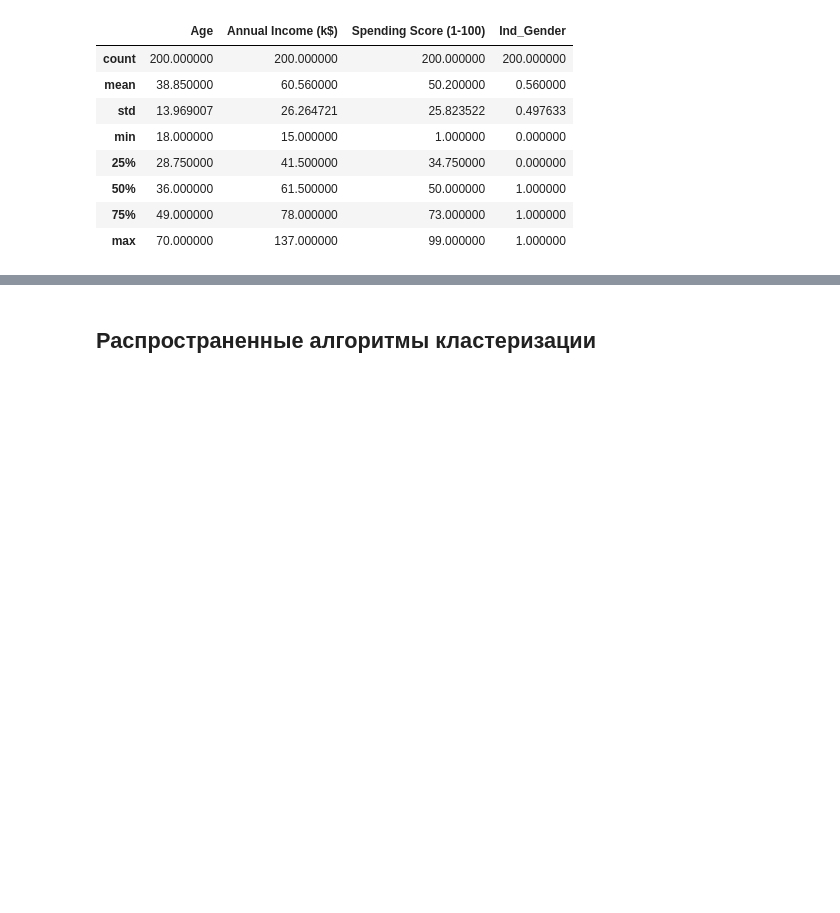
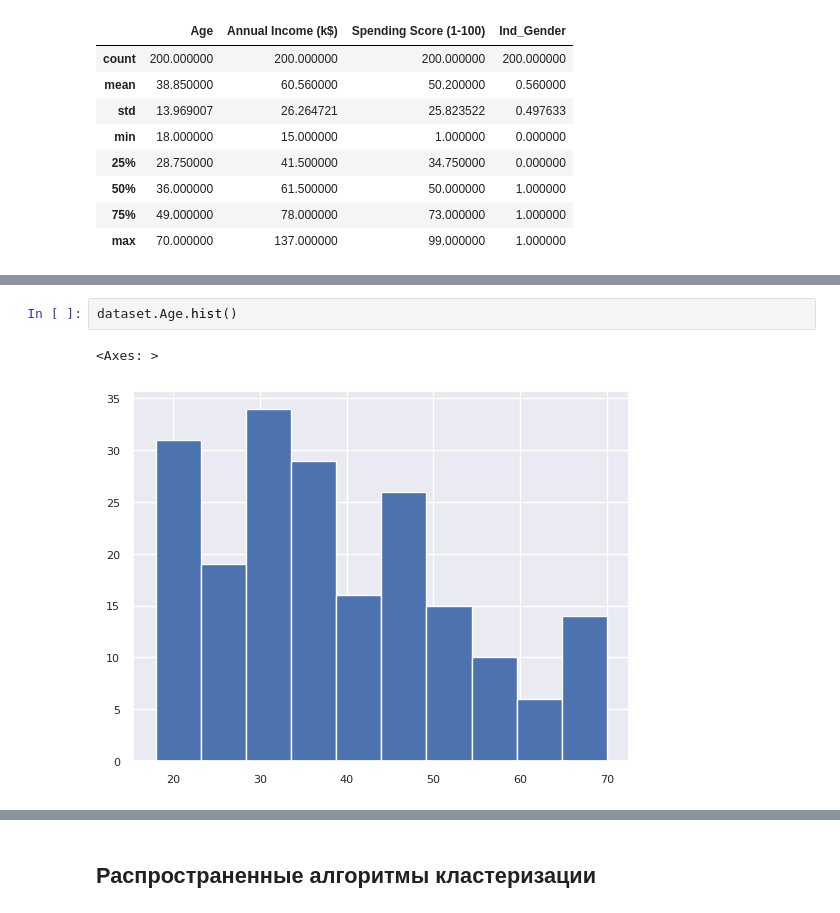
Before and after one commit to Gigdoz/AI-Technologies_ControlPoint, a Jupyter notebook: practice/ML_Кластеризация_Практика_5.ipynb, the cells around one changed output, grey strips where cells are left out. Cells and saved outputs as stored; diff of their text form; blank space fills up the shorter version.

```diff
--- a/practice/ML_Кластеризация_Практика_5.ipynb
+++ b/practice/ML_Кластеризация_Практика_5.ipynb
@@ -74,0 +78,5 @@ dataset.describe()
+# %%
+dataset.Age.hist()
+# %% [output]
+<Axes: >
+[figure, added]
```
Also changed, not shown: parts of 11 cells of this notebook.
